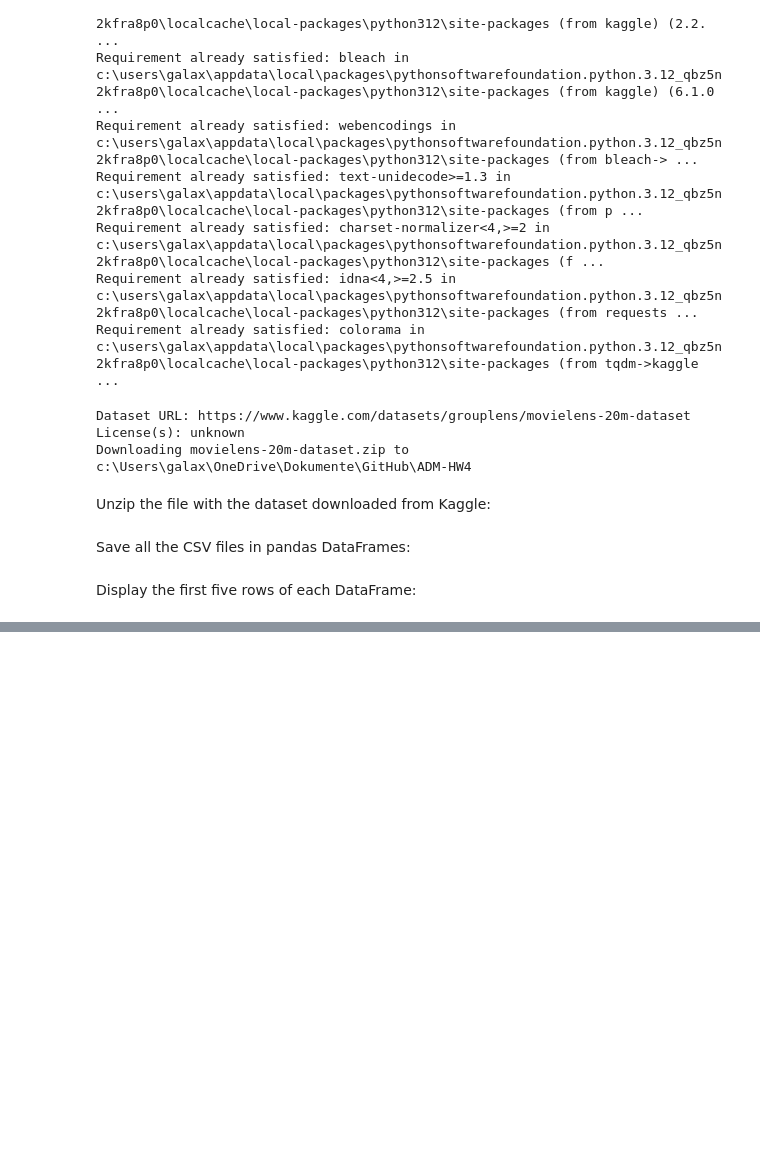
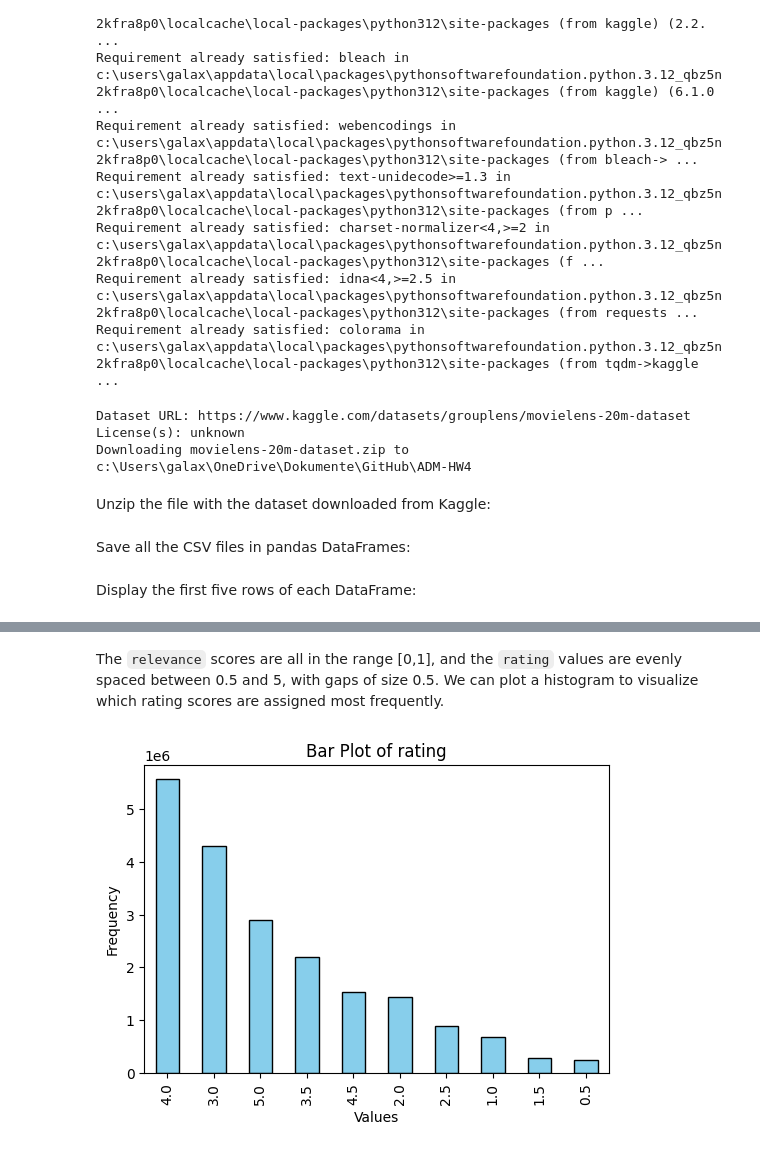
Before and after one commit to gmaurer08/ADM-HW4, a Jupyter notebook: main.ipynb, the cells around one changed output, grey strips where cells are left out. Saved outputs shown, nothing was run; the diff lists cells and outputs as text; code cells hidden in the pictures; blank space fills up the shorter version.

````diff
--- a/main.ipynb
+++ b/main.ipynb
@@ -103,0 +342,11 @@ rating:
+# %% [markdown]
+The ```relevance``` scores are all in the range [0,1], and the ```rating``` values are evenly spaced between 0.5 and 5, with gaps of size 0.5. We can plot a histogram to visualize which rating scores are assigned most frequently.
+# %%
+# Create a bar plot for the 'rating' values
+rating['rating'].value_counts().plot(kind='bar', figsize=(6, 4), color='skyblue', edgecolor='black')
+plt.title('Bar Plot of rating')
+plt.xlabel('Values')
+plt.ylabel('Frequency')
+plt.show()
+# %% [output]
+[figure, added]
````
Also changed, not shown: parts of 25 cells of this notebook.
